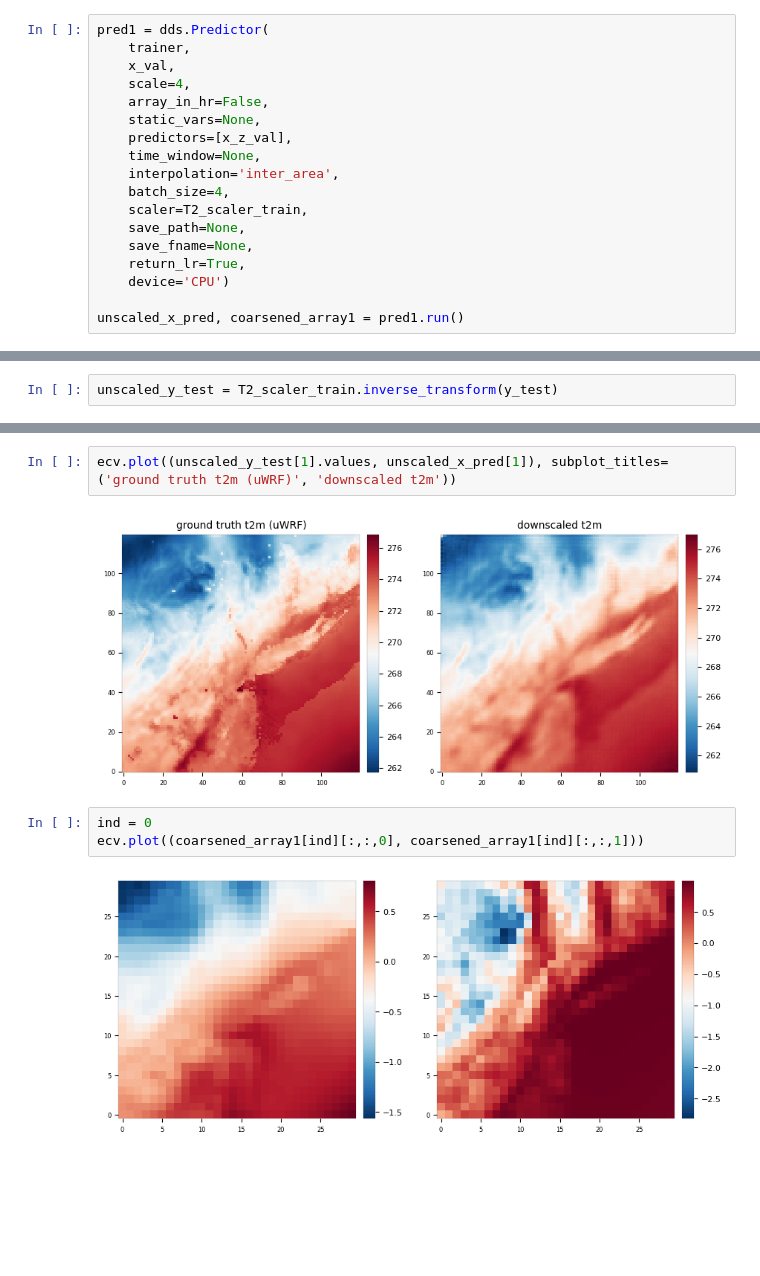
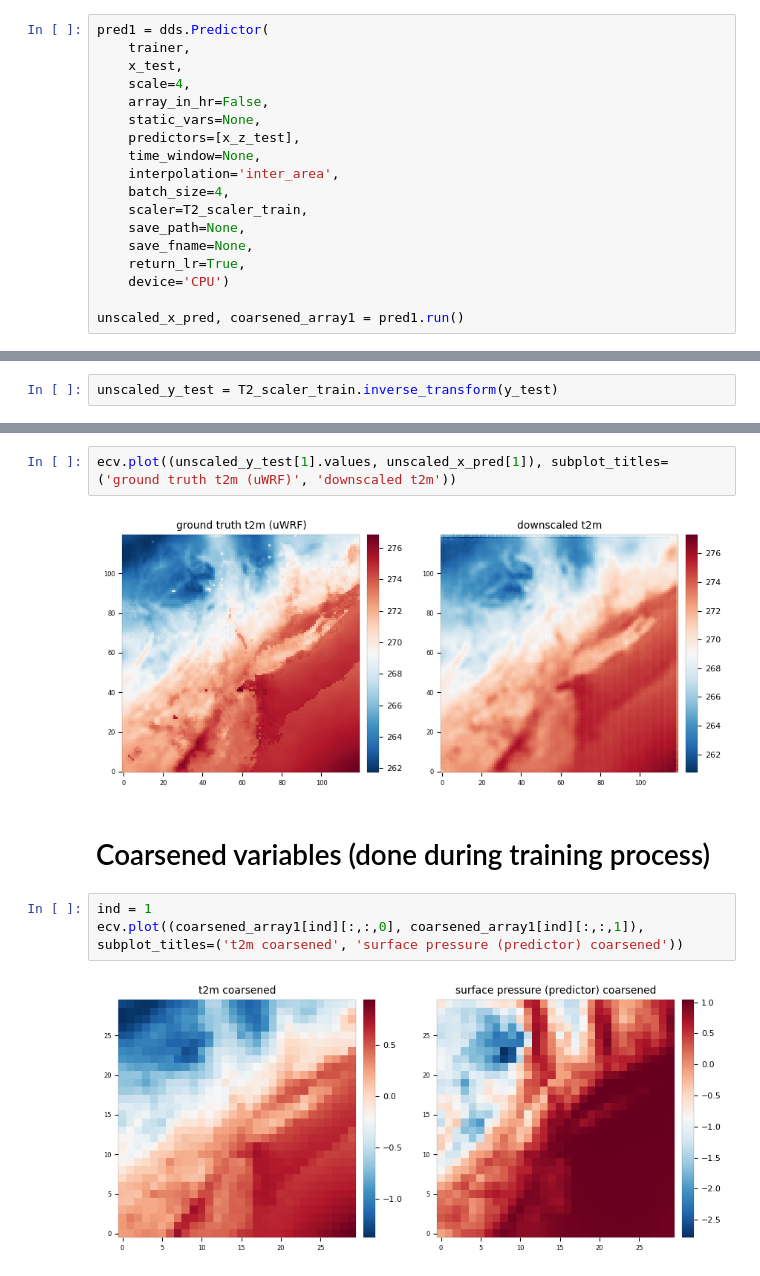
Before and after one commit to gabbyvaillant/downscaling, a Jupyter notebook: PerfectProg-d02.ipynb, the cells around one changed output, grey strips where cells are left out. Cells and saved outputs as stored; diff of their text form; blank space fills up the shorter version.

```diff
--- a/PerfectProg-d02.ipynb
+++ b/PerfectProg-d02.ipynb
@@ -223,11 +234,11 @@ Final running time: 0:00:44.767723
 # %%
 pred1 = dds.Predictor(
     trainer,
-    x_val,
+    x_test,
     scale=4,
     array_in_hr=False,
     static_vars=None,
-    predictors=[x_z_val],
+    predictors=[x_z_test],
     time_window=None,
     interpolation='inter_area',
     batch_size=4,
@@ -265,9 +277,11 @@ ecv.plot((unscaled_x_test[1].values, unscaled_x_pred[1]), subplot_titles=('origi
 # %%
 ecv.plot((unscaled_y_test[1].values, unscaled_x_pred[1]), subplot_titles=('ground truth t2m (uWRF)', 'downscaled t2m'))
 # %% [output]
-[figure, old version]
+[figure, new version]
+# %% [markdown]
+# Coarsened variables (done during training process)
 # %%
-ind = 0
-ecv.plot((coarsened_array1[ind][:,:,0], coarsened_array1[ind][:,:,1]))
+ind = 1
+ecv.plot((coarsened_array1[ind][:,:,0], coarsened_array1[ind][:,:,1]), subplot_titles=('t2m coarsened', 'surface pressure (predictor) coarsened'))
 # %% [output]
-[figure, old version]
+[figure, new version]
```
Also changed, not shown: parts of 15 cells of this notebook, 1 other file.
